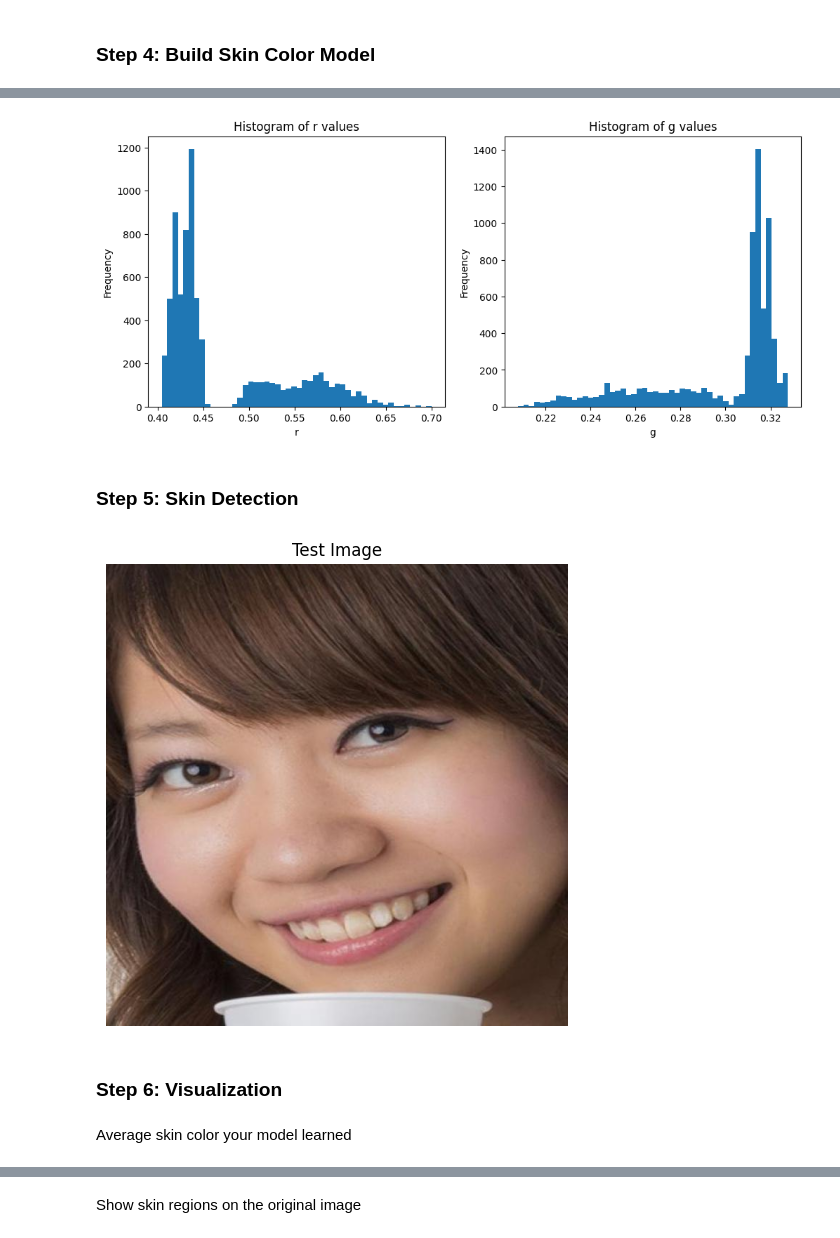
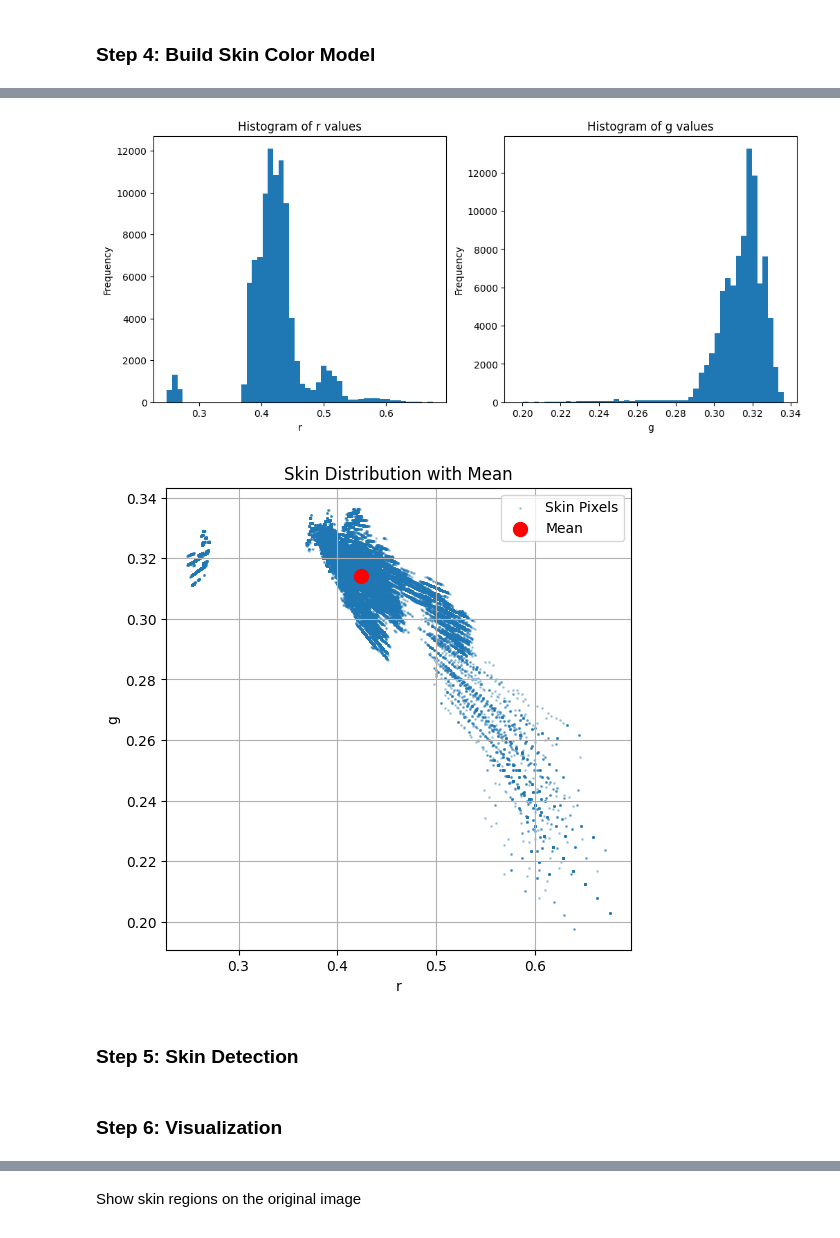
Before and after one commit to Tharunchndrn/basic_skin-tone_classifier, a Jupyter notebook: skin_tone_Detection.ipynb, the cells around one changed output, grey strips where cells are left out. Cells and saved outputs as stored; diff of their text form; code cells hidden in the pictures.

```diff
--- a/skin_tone_Detection.ipynb
+++ b/skin_tone_Detection.ipynb
@@ -166,0 +114,26 @@ Saved: data/skin_patches/crop_3.jpg
+# %%
+skin_crops = []
+
+for i in range(1, 21):
+
+    path = f"data/skin_patches/crop_{i}.jpg"
+
+    img = cv2.imread(path)
+
+    if img is not None:
+        img_rgb = cv2.cvtColor(img, cv2.COLOR_BGR2RGB)
+        skin_crops.append(img_rgb)
+    else:
+        print(f"Missing file: {path}")
+
+print("Total loaded patches:", len(skin_crops))
+
+plt.figure(figsize=(12,8))
+
+for i, crop in enumerate(skin_crops):
+    plt.subplot(4, 5, i+1)
+    plt.imshow(crop)
+    plt.title(i+1)
+    plt.axis("off")
+
+plt.show()
@@ -215,36 +191,63 @@ Covariance matrix:
 # %%
 r_values = all_skin_pixels[:, 0]
 g_values = all_skin_pixels[:, 1]
 
 plt.figure(figsize=(12,5))
 
 # Histogram for r
 plt.subplot(1,2,1)
 plt.hist(r_values, bins=50)
 plt.title("Histogram of r values")
 plt.xlabel("r")
 plt.ylabel("Frequency")
 
 # Histogram for g
 plt.subplot(1,2,2)
 plt.hist(g_values, bins=50)
 plt.title("Histogram of g values")
 plt.xlabel("g")
 plt.ylabel("Frequency")
 
+plt.figure(figsize=(6,6))
+plt.scatter(r_values, g_values, s=1, alpha=0.3, label="Skin Pixels")
+
+# mean point
+plt.scatter(mean_vector[0], mean_vector[1], color='red', s=100, label="Mean")
+
+plt.xlabel("r")
+plt.ylabel("g")
+plt.title("Skin Distribution with Mean")
+
+plt.legend()
+plt.grid(True)
+
 plt.show()
 # %% [output]
-[figure, old version]
+[figure, new version]
+[figure, added]
 # %% [markdown]
 ### Step 5: Skin Detection
 # %%
-test_img = cv2.imread("data/test/test1.jpg")
+test_img = cv2.imread("data/test/test3.jpg")
 test_rgb = cv2.cvtColor(test_img, cv2.COLOR_BGR2RGB)
 
-plt.figure(figsize=(6,6))
-plt.imshow(test_rgb)
-plt.title("Test Image")
-plt.axis("off")
-plt.show()
+test_rgb = test_rgb.astype(np.float32)
+
+height, width, _ = test_rgb.shape
+
+r_img = np.zeros((height, width), dtype=np.float32)
+g_img = np.zeros((height, width), dtype=np.float32)
+
+for x in range(height):
+    for y in range(width):
+        R = test_rgb[x, y, 0]
+        G = test_rgb[x, y, 1]
+        B = test_rgb[x, y, 2]
+
+        total = R + G + B
+
+        if total == 0:
+            total = 1
+
+        r_img[x, y] = R / total
+        g_img[x, y] = G / total
-# %% [output]
-[figure, removed]
@@ -288,5 +271,3 @@ for x in range(height):
             skin_mask[x, y] = 0
 # %% [markdown]
 ### Step 6: Visualization
-# %% [markdown]
-Average skin color your model learned
```
Also changed, not shown: parts of 17 cells of this notebook.
